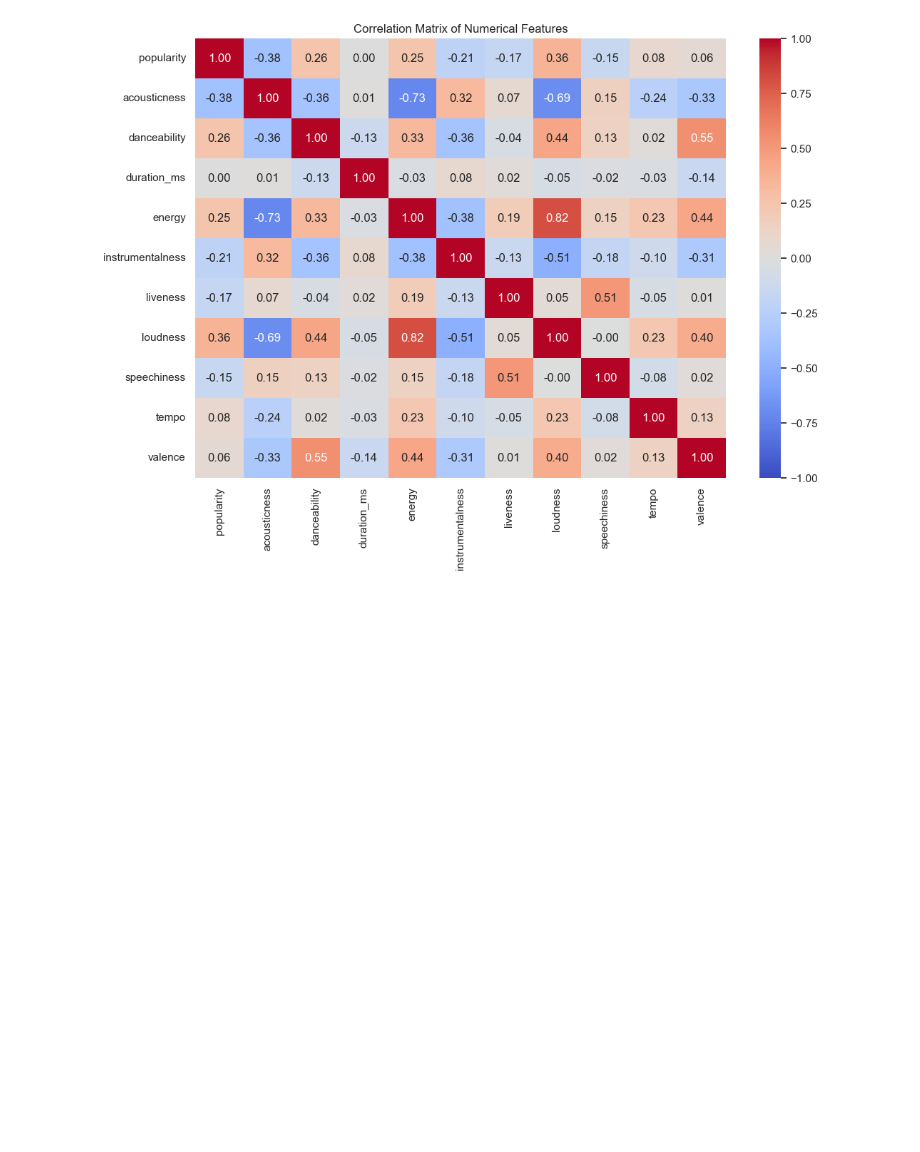
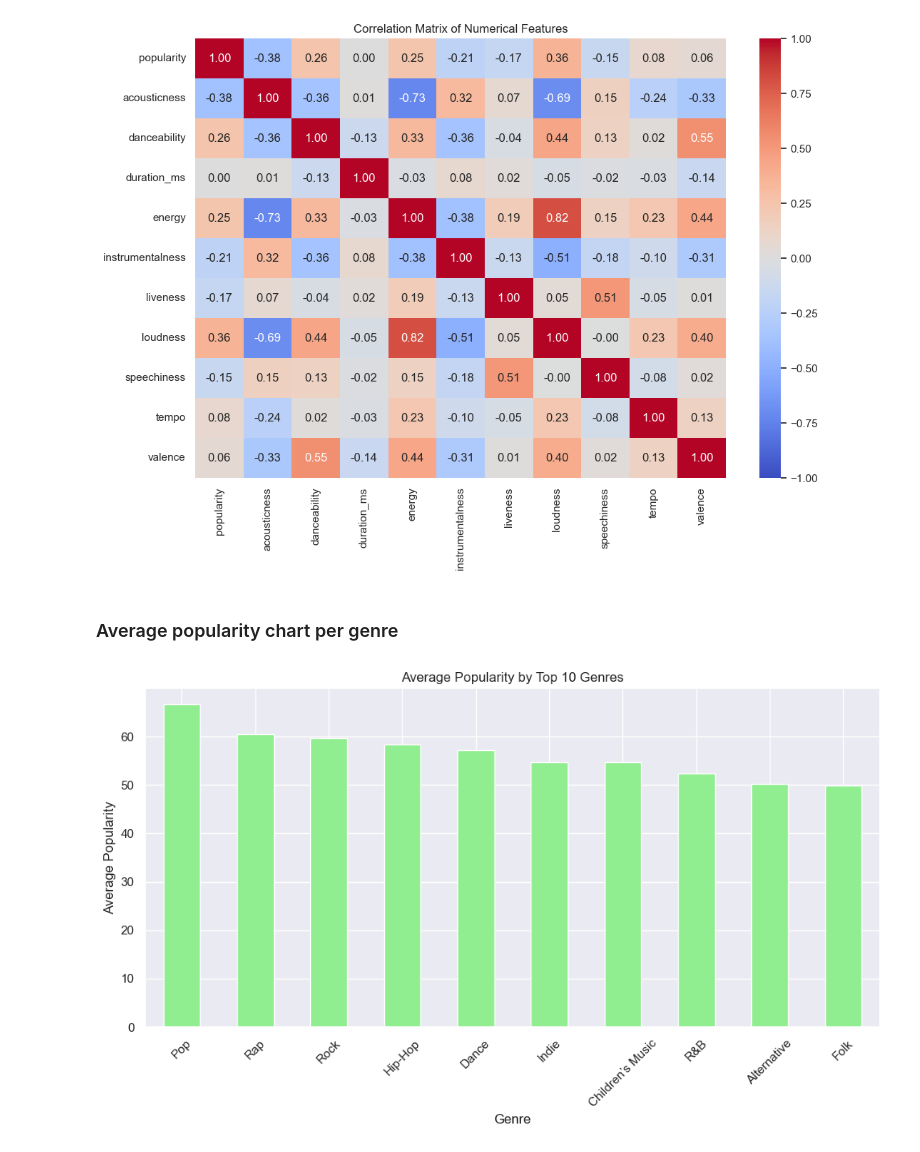
Before and after one commit to aghabidareh/SpotifyAnalyzer, a Jupyter notebook: main.ipynb, the cells around one changed output. Saved outputs shown, nothing was run; the diff lists cells and outputs as text; code cells hidden in the pictures; blank space fills up the shorter version.

Commit message:
plot-and-graphs-bar-plot

```diff
--- a/main.ipynb
+++ b/main.ipynb
@@ -107,3 +107,18 @@ plt.title('Correlation Matrix of Numerical Features')
 plt.show()
 # %% [output]
 [figure]
+# %% [markdown]
+### Average popularity chart per genre
+# %%
+mean_popularity = data.groupby('genre')['popularity'].mean().sort_values(ascending=False).head(10)
+
+plt.figure(figsize=(10, 6))
+mean_popularity.plot(kind='bar', color='lightgreen')
+plt.title('Average Popularity by Top 10 Genres')
+plt.xlabel('Genre')
+plt.ylabel('Average Popularity')
+plt.xticks(rotation=45)
+plt.tight_layout()
+plt.show()
+# %% [output]
+[figure, added]
```
